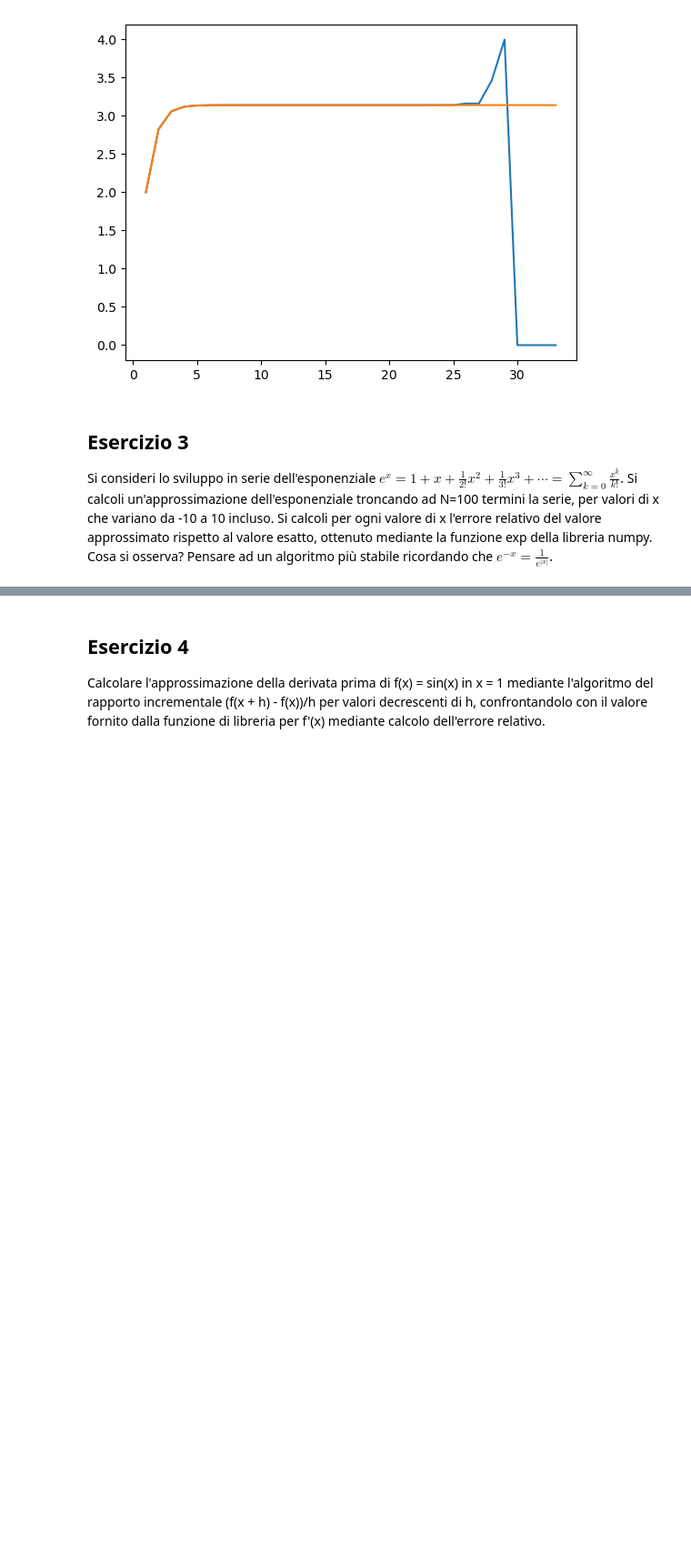
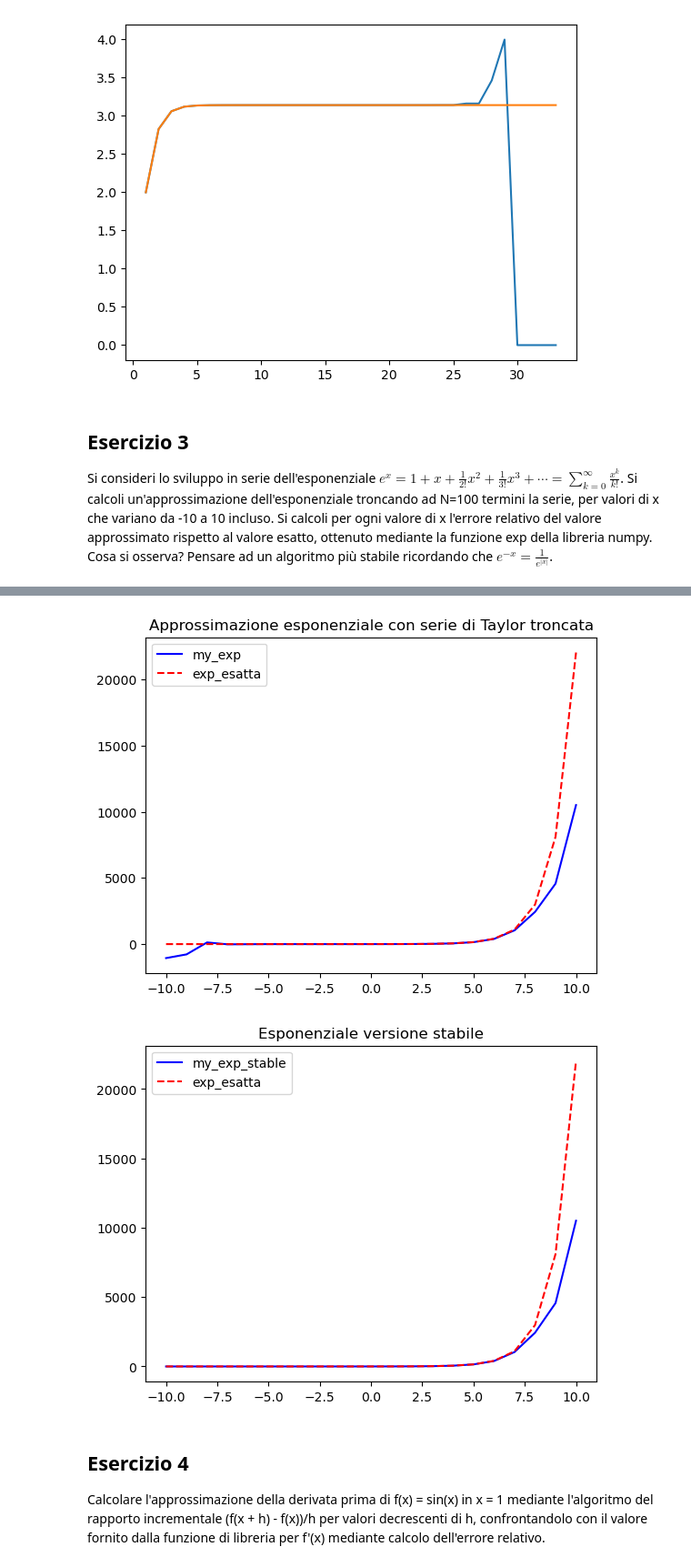
Before and after one commit to Giock24/Metodi-Numerici-Lab, a Jupyter notebook: Lezione 5/Esercitazione5.ipynb, the cells around one changed output, grey strips where cells are left out. Shown: that part at 91% size. Cells and saved outputs as stored; diff of their text form; code cells hidden in the pictures; blank space fills up the shorter version.

```diff
--- a/Lezione 5/Esercitazione5.ipynb
+++ b/Lezione 5/Esercitazione5.ipynb
@@ -145,15 +146,67 @@ plt.plot(np.arange(1,n),p[1:n],np.arange(1,n),ps[1:n])
 ## Esercizio 3
 Si consideri lo sviluppo in serie dell'esponenziale $e^x=1+x+\frac{1}{2!}x^2+\frac{1}{3!}x^3+\cdots =\sum_{k=0}^\infty \frac{x^k}{k!} $. Si calcoli un'approssimazione dell'esponenziale troncando ad N=100 termini la serie, per valori di x che variano da -10 a 10 incluso. Si calcoli  per ogni valore di x l'errore relativo del valore approssimato rispetto al valore esatto, ottenuto mediante la funzione exp della libreria numpy. Cosa si osserva? Pensare ad un algoritmo più stabile ricordando che $e^{-x}=\frac{1}{e^{|x|}}$.
 # %%
-#k = sp.symbols('k')
-#x = sp.symbols('x')
+all_x = np.arange(-10,10+1)
 N = 100
 k = np.arange(N+1,dtype=int)
-e = 1
 
-for i in range(1, N+1):
-    e = e + (x**k)/math.factorial(k[i])
+def taylor_esp(all_x, N):
+    my_exp = []
+    num_exp = []
+    e = 1
 
+    # prendo un valore della x dell'intervallo [-10, 10]
+    for x in all_x:
 
-print(f"La sommatoria di e^x: {e}")
+        # ci calcolo e**x
+        for i in range(1, N+1):
+            e += (x**k[i])/math.factorial(k[i])
+
+        # lo aggiungo nel mio array di risultati approssimati
+        my_exp.append(e)
+        num_exp.append(np.exp(x))
+        e = 1
+
+    return (my_exp, num_exp)
+
+def exp_stabile(all_x, N):
+    my_exp = []
+    e = 1
+
+    # prendo un valore della x dell'intervallo [-10, 10]
+    for x in all_x:
+
+        # ci calcolo e**x
+        if (x < 0):
+            for i in range(1, N+1):
+                e += (np.abs(x)**k[i])/math.factorial(k[i])
+
+            my_exp.append(1/e)
+        else:
+            for i in range(1, N+1):
+                e += (x**k[i])/math.factorial(k[i])
+            my_exp.append(e)
+
+        # lo aggiungo nel mio array di risultati approssimati
+        e = 1
+
+    return my_exp
+
+my_exp, num_exp = taylor_esp(all_x, N)
+my_exp_stable = exp_stabile(all_x, N)
+
+#print("Tutti i risultati di e^x fatto con mio algoritmo:", my_exp)
+#print("Tutti i risultati di e^x fatto con numpy:", num_exp)
+
+err_rel = [ np.abs(num_exp[i]-my_exp[i])/np.abs(num_exp[i]) for i in range(len(all_x)) ]
+
+plt.plot(all_x,my_exp,'b-',all_x,num_exp,'r--')
+plt.title('Approssimazione esponenziale con serie di Taylor troncata')
+plt.legend(['my_exp','exp_esatta'])
+plt.show()
+
+plt.plot(all_x,my_exp_stable,'b-',all_x,num_exp,'r--')
+plt.title('Esponenziale versione stabile')
+plt.legend(['my_exp_stable','exp_esatta'])
+plt.show()
 # %% [output]
@@ -177,3 +213,5 @@ La sommatoria di e^x: [429977890779876775280119912224203763466351828078471427513
+[figure, added]
+[figure, added]
 # %% [markdown]
 ## Esercizio 4
 Calcolare l'approssimazione della derivata prima di f(x) = sin(x) in x = 1
```
Also changed, not shown: parts of 4 cells of this notebook, 1 other file.
